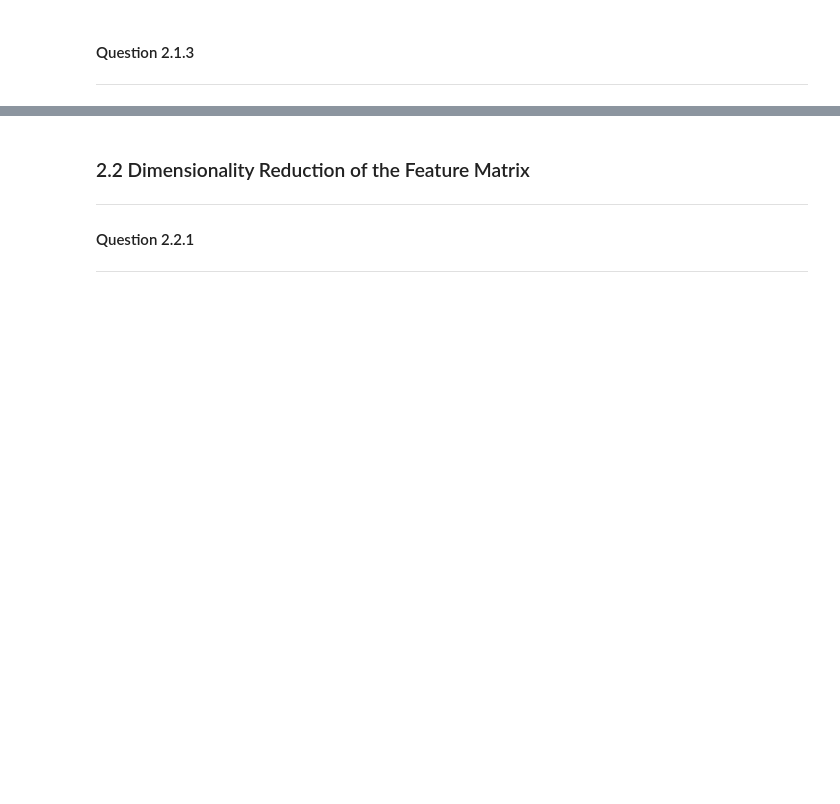
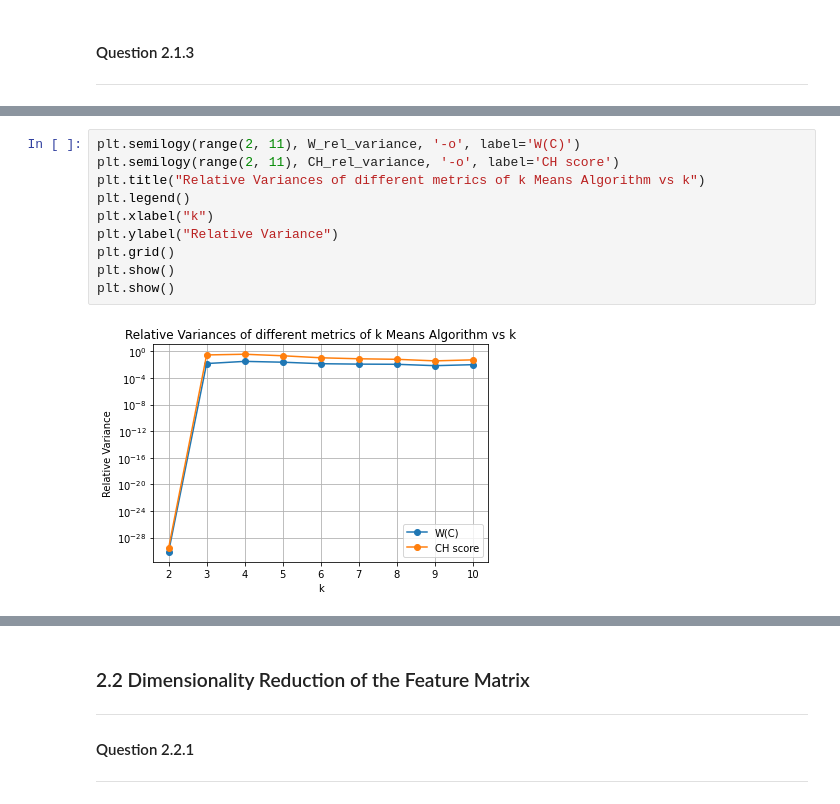
Before and after one commit to shrilekkala/data-science, a Jupyter notebook: cw2/Data Science Coursework 2.ipynb, the cells around one changed output, grey strips where cells are left out. Drawn from its saved outputs; the diff is of its cells as text; blank space fills up the shorter version.

```diff
--- a/cw2/Data Science Coursework 2.ipynb
+++ b/cw2/Data Science Coursework 2.ipynb
@@ -1316,0 +1364,12 @@ plt.show()
+# %%
+plt.semilogy(range(2, 11), W_rel_variance, '-o', label='W(C)')
+plt.semilogy(range(2, 11), CH_rel_variance, '-o', label='CH score')
+plt.title("Relative Variances of different metrics of k Means Algorithm vs k")
+plt.legend()
+plt.xlabel("k")
+plt.ylabel("Relative Variance")
+plt.grid()
+plt.show()
+plt.show()
+# %% [output]
+[figure, added]
```
Also changed, not shown: parts of 72 cells of this notebook.
